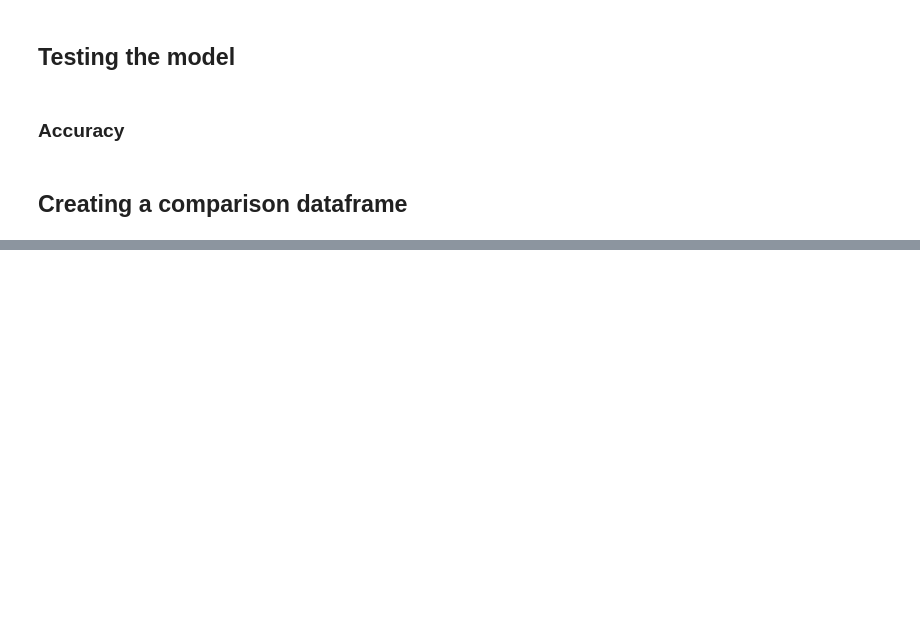
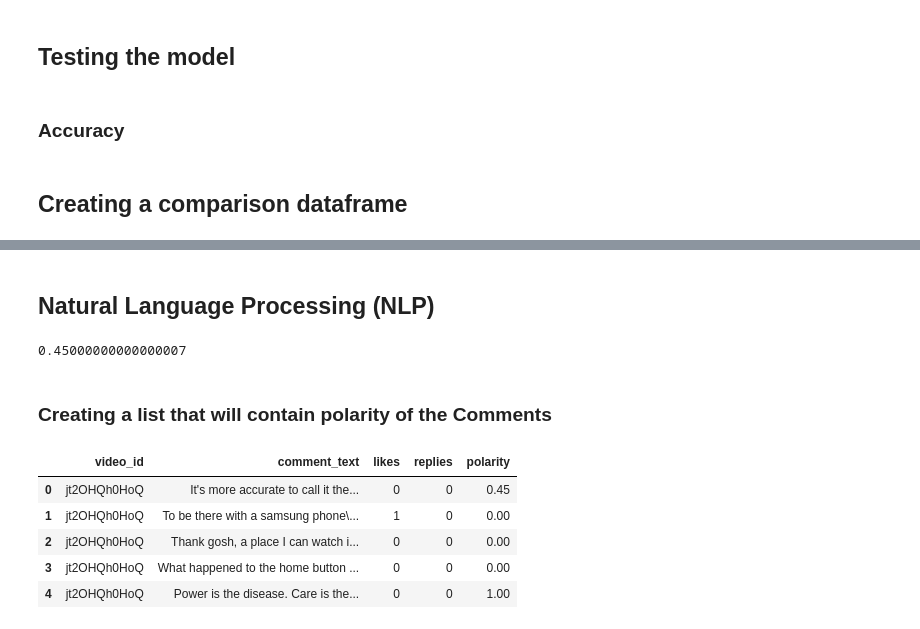
Before and after one commit to subham2728/YouTube-Sentiment-Analysis, a Jupyter notebook: youtube.ipynb, the cells around one changed output, grey strips where cells are left out. Drawn from its saved outputs; the diff is of its cells as text; code cells hidden in the pictures; blank space fills up the shorter version.

```diff
--- a/youtube.ipynb
+++ b/youtube.ipynb
@@ -461,0 +468,3 @@ comparison
+# %%
+comments=pd.read_csv('/content/drive/MyDrive/Youtube-Sentiment-Analysis/GBcomments.csv',error_bad_lines=False)
+comments.head()
@@ -461,0 +481,27 @@ comparison
+# %% [markdown]
+## **Natural Language Processing (NLP)**
+# %%
+from textblob import TextBlob
+TextBlob('Its more accurate to call it the M+ (1000) be..').sentiment.polarity
+# %% [output]
+0.45000000000000007
+# %%
+comments.dropna(inplace=True)
+# %% [markdown]
+### Creating a list that will contain polarity of the Comments
+# %%
+polarity=[]
+
+for i in comments['comment_text']:
+    polarity.append(TextBlob(i).sentiment.polarity)
+
+comments['polarity']=polarity
+
+comments.head()
+# %% [output]
+|  | video_id | comment_text | likes | replies | polarity |
+| 0 | jt2OHQh0HoQ | It's more accurate to call it the... | 0 | 0 | 0.45 |
+| 1 | jt2OHQh0HoQ | To be there with a samsung phone\... | 1 | 0 | 0.00 |
+| 2 | jt2OHQh0HoQ | Thank gosh, a place I can watch i... | 0 | 0 | 0.00 |
+| 3 | jt2OHQh0HoQ | What happened to the home button ... | 0 | 0 | 0.00 |
+| 4 | jt2OHQh0HoQ | Power is the disease. Care is the... | 0 | 0 | 1.00 |
```
Also changed, not shown: parts of 37 cells of this notebook.
